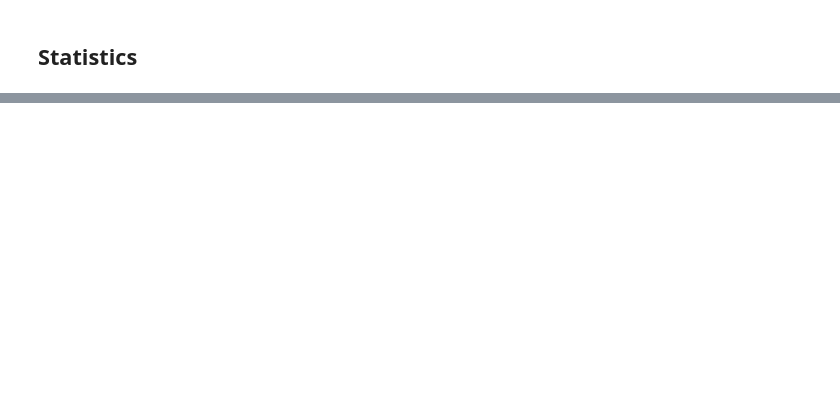
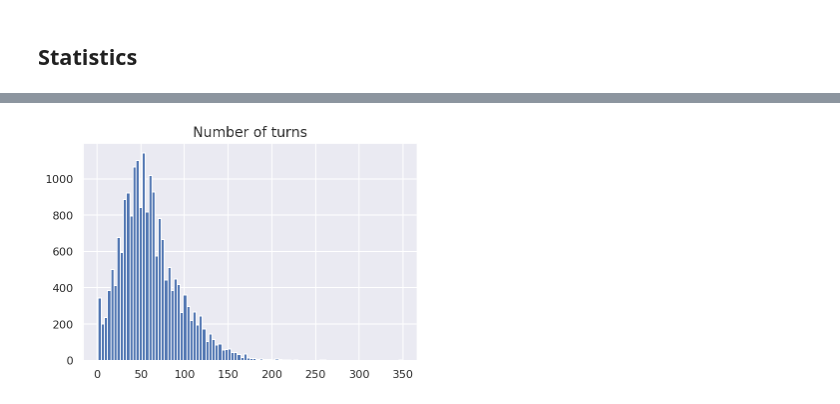
Before and after one commit to alexandru-dinu/chess, a Jupyter notebook: main.ipynb, the cells around one changed output, grey strips where cells are left out. Saved outputs shown, nothing was run; the diff lists cells and outputs as text; code cells hidden in the pictures; blank space fills up the shorter version.

```diff
--- a/main.ipynb
+++ b/main.ipynb
@@ -55,0 +1,24 @@ Board('2kr2r1/1ppb1Q2/4P3/p7/3P4/8/6qP/5RK1 w - - 0 27')
+# %%
+from datetime import datetime
+import random
+import io
+import numpy as np
+import pandas as pd
+import chess.pgn
+import matplotlib.pyplot as plt
+
+import pprint
+pp = pprint.PrettyPrinter(indent=4, width=120, compact=False)
+
+%matplotlib inline
+%config InlineBackend.figure_format = 'retina'
+sns.set()
+# %%
+dataset = './data/games.csv'
+df = pd.read_csv(dataset)
+N, _ = df.shape
+pp.pprint(df.shape)
+
+df['moves'] = df['moves'].apply(lambda x: x.split())
+
+df.sample(2)
@@ -57,0 +43,6 @@ Board('2kr2r1/1ppb1Q2/4P3/p7/3P4/8/6qP/5RK1 w - - 0 27')
+# %%
+df['turns'].hist(bins=96)
+plt.title('Number of turns', fontsize=14)
+pass
+# %% [output]
+[figure, added]
```
Also changed, not shown: parts of 6 cells of this notebook.
